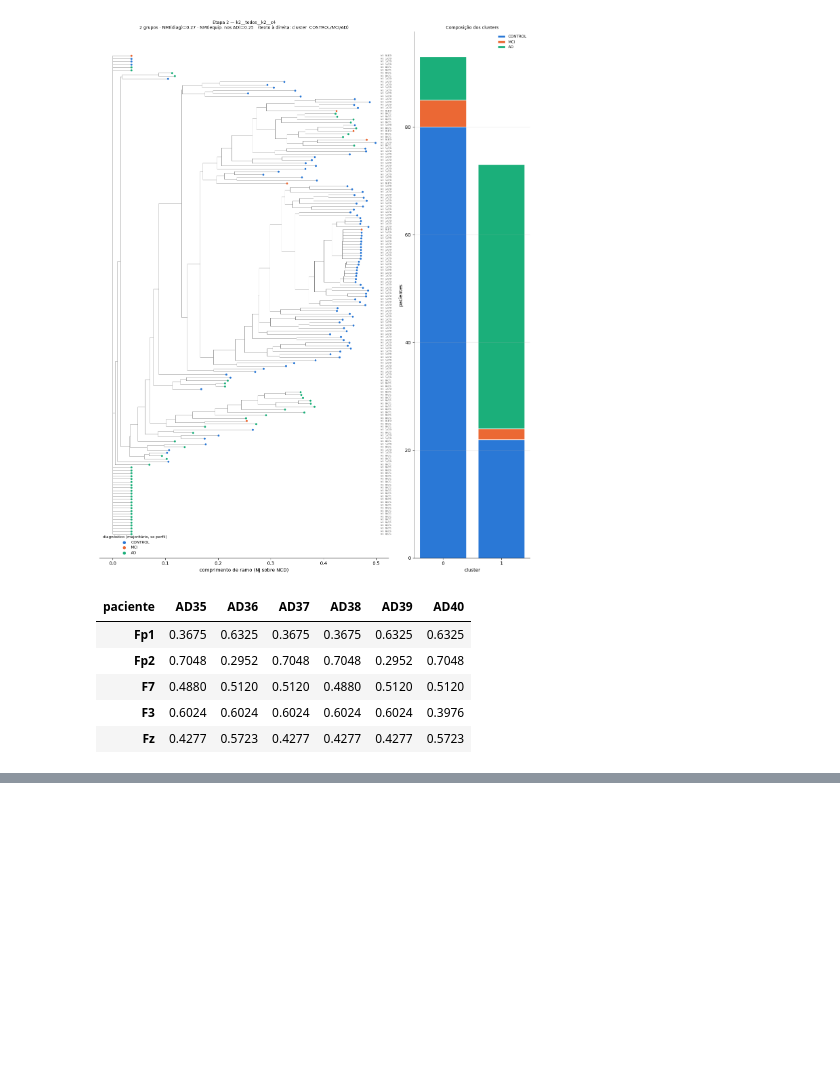
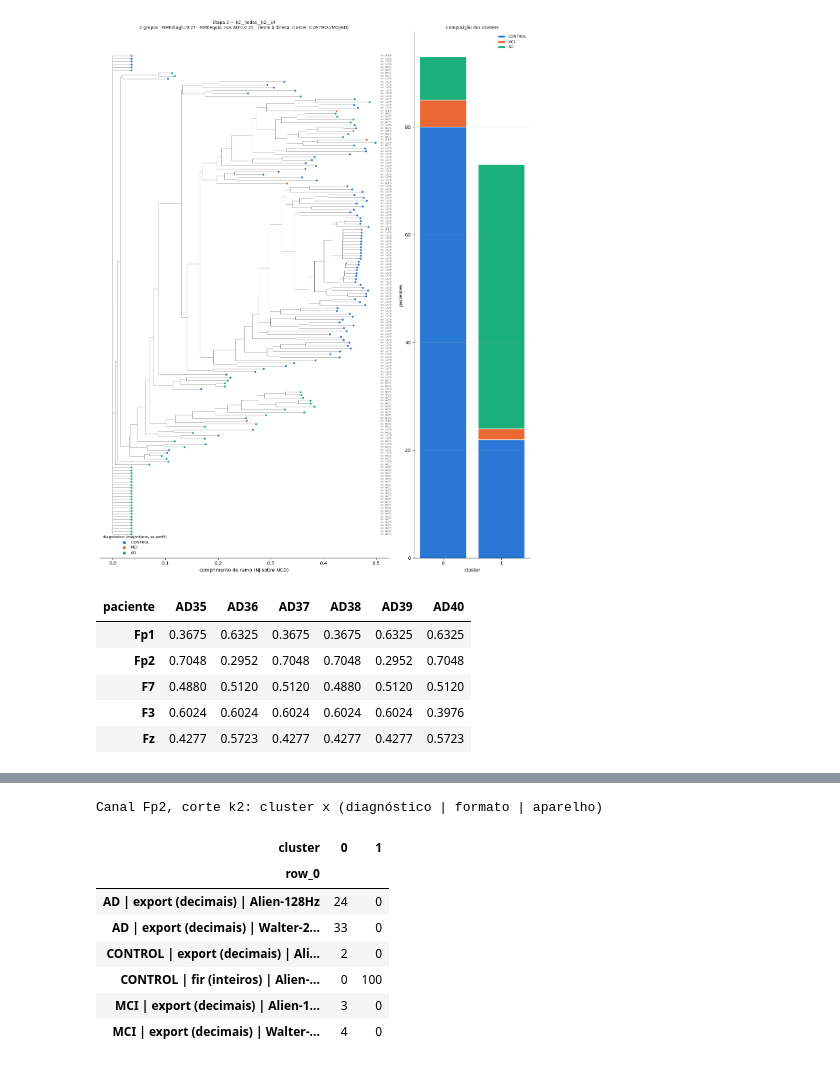
Before and after one commit to rmanosso/damicore-eeg, a Jupyter notebook: scripts/script-alzheimer.ipynb, the cells around one changed output, grey strips where cells are left out. Drawn from its saved outputs; the diff is of its cells as text; code cells hidden in the pictures; blank space fills up the shorter version.

```diff
--- a/scripts/script-alzheimer.ipynb
+++ b/scripts/script-alzheimer.ipynb
@@ -802,0 +965,17 @@ Resultados em: C:\DAMICORE\resultados\etapa2\k2__todos__k2__c4
+# %%
+# 4) composição dos grupos no melhor canal: diagnóstico x formato do arquivo
+melhor_bruto = (metricas_bruto_df[metricas_bruto_df.corte == corte_ver].set_index('canal').NMI_grupo.idxmax())
+c = membros_bruto[melhor_bruto][corte_ver]
+print(f'Canal {melhor_bruto}, corte {corte_ver}: cluster x (diagnóstico | formato | aparelho)')
+pd.crosstab(meta.loc[c.index, 'grupo'] + ' | ' + meta.loc[c.index, 'formato_arquivo'] + ' | ' + meta.loc[c.index, 'equipamento'],
+            c.rename('cluster'))
+# %% [output]
+Canal Fp2, corte k2: cluster x (diagnóstico | formato | aparelho)
+| cluster | 0 | 1 |
+| row_0 |  |  |
+| AD | export (decimais) | Alien-128Hz | 24 | 0 |
+| AD | export (decimais) | Walter-2... | 33 | 0 |
+| CONTROL | export (decimais) | Ali... | 2 | 0 |
+| CONTROL | fir (inteiros) | Alien-... | 0 | 100 |
+| MCI | export (decimais) | Alien-1... | 3 | 0 |
+| MCI | export (decimais) | Walter-... | 4 | 0 |
```
Also changed, not shown: parts of 8 cells of this notebook, 3 other files.
